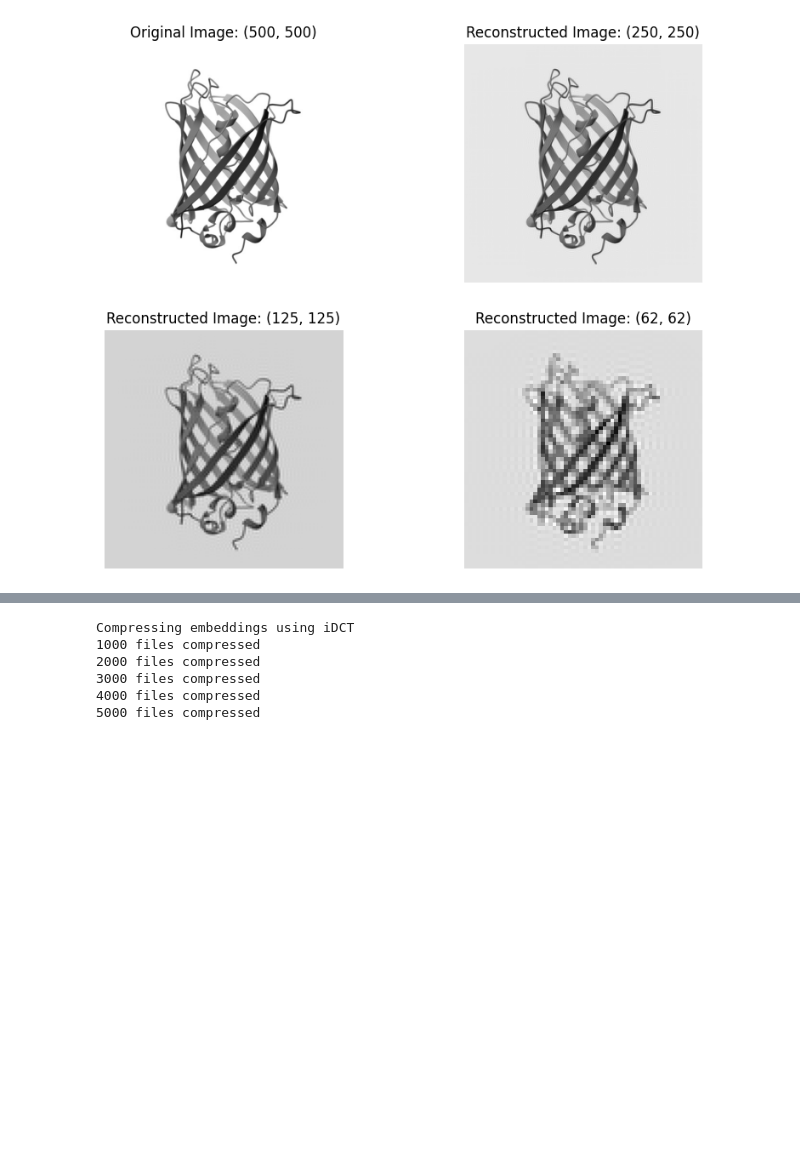
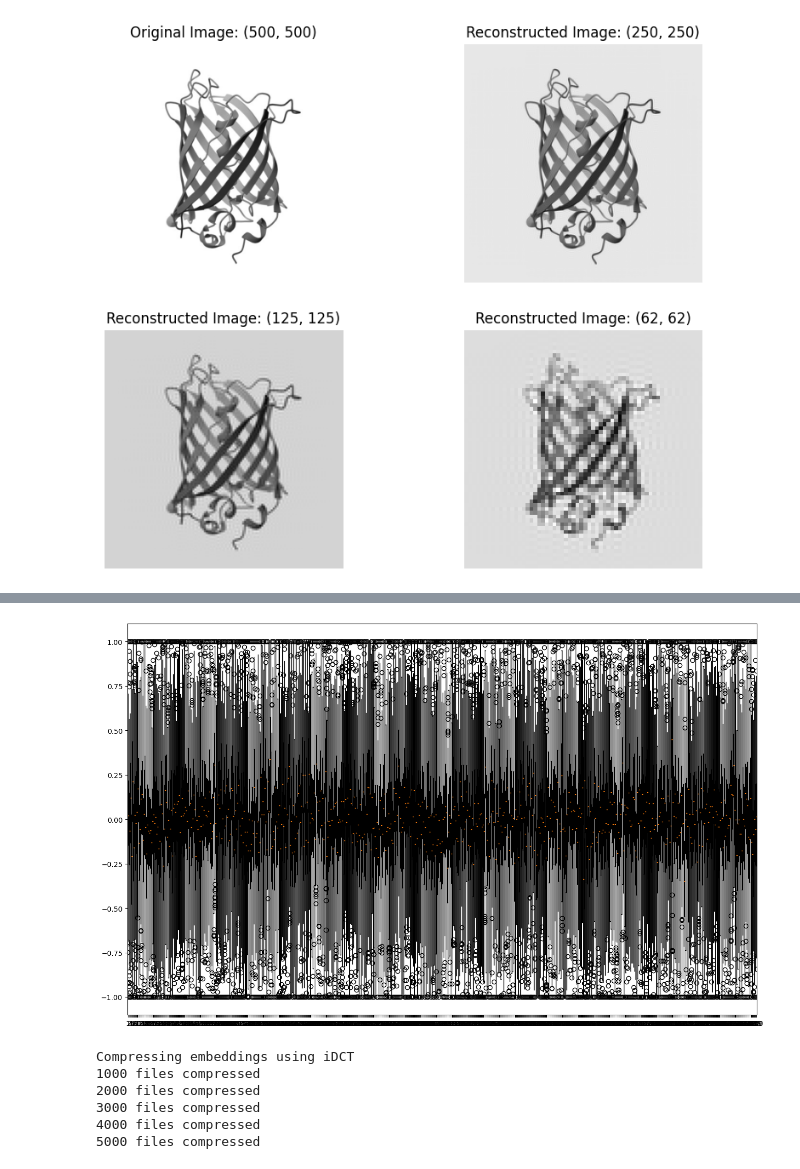
Before and after one commit to ziul-bio/SWAT, a Jupyter notebook: feature_compression.ipynb, the cells around one changed output, grey strips where cells are left out. Drawn from its saved outputs; the diff is of its cells as text; code cells hidden in the pictures; blank space fills up the shorter version.

Commit message:
changing scaler and .T

```diff
--- a/feature_compression.ipynb
+++ b/feature_compression.ipynb
@@ -73,35 +74,40 @@ plt.show()
 [figure]
 # %%
 def features_scaler(features):
-    '''Scale the features by min-max scaler, to ensure that the features selected by Lasso are not biased by the scale of the features'''
+    '''Scale the features by min-max scaler, to ensure that the features selected by Lasso are not biased by the scale of the features.
+    Also, the features are scaled across the rows, i.e., the features are scaled across the sequence length.'''
     scaler = MinMaxScaler(feature_range=(-1, 1))
     scaled_features = scaler.fit_transform(features)
     return pd.DataFrame(scaled_features)
 
 def pca_transformation(embeddings, num_pca_components=2):
-    '''Transform the embeddings using PCA'''
-    features = features_scaler(embeddings.T)
+    '''Transform the embeddings using PCA.
+    First I transposed the embeddings, because PCA works on the features, not on the samples.
+    So my features will be the sequence length and the samples will be the model dimensions.
+    After PCA, I transposed the embeddings back to obtain a single vector of the transformed embeddings,
+    each row will represented by a pca of model dimentsions'''
+    features = features_scaler(embeddings).T
     pca = PCA(num_pca_components)
-    embed_trans = pca.fit_transform(features).T
-    return embed_trans
+    embed_trans = pca.fit_transform(features)
+    return embed_trans.T
 
 def kernel_pca_rbf_transformation(embeddings, num_pca_components=2):
     '''Transform the embeddings using kernel PCA'''
-    features = features_scaler(embeddings.T)
+    features = features_scaler(embeddings).T
     kpca_rbf = KernelPCA(kernel="rbf", gamma=None, n_components=num_pca_components, n_jobs=16)
     kpca_rbf_features = kpca_rbf.fit_transform(features)
     return kpca_rbf_features.T
 
 def kernel_pca_sigmoid_transformation(embeddings, num_pca_components=2):
     '''Transform the embeddings using kernel PCA'''
-    features = features_scaler(embeddings.T)
+    features = features_scaler(embeddings).T
     kpca_sigmoid = KernelPCA(kernel="sigmoid", gamma=None, n_components=num_pca_components, n_jobs=16)
     kpca_sigmoid_features = kpca_sigmoid.fit_transform(features)
     return kpca_sigmoid_features.T
 
 def tSNE_transformation(embeddings, num_pca_components=2):
     '''Transform the embeddings using tSNE'''
-    features = features_scaler(embeddings.T)
+    features = features_scaler(embeddings).T
     tSNE_model = TSNE(n_components=num_pca_components, n_jobs=16, metric='cosine')
     tSNE_features = tSNE_model.fit_transform(features)
     return tSNE_features.T
@@ -119,3 +132,10 @@ def quant2D(emb, n=32, m=128):
+# %%
+plt.figure(figsize=(16, 10))
+mtx = torch.load('embeddings/AMIE_PSEAE_Whitehead_esm2_150M/AMIE_PSEAE_A16A.pt')['representations'][30].numpy()
+plt.boxplot(features_scaler(mtx))
+plt.show()
+# %% [output]
+[figure, added]
 # %%
 def load_per_tok_embeds(dir_path, compression_method, rep_layer=30):
     embeddings = {}
```
Also changed, not shown: parts of 3 cells of this notebook, 2 other files.
